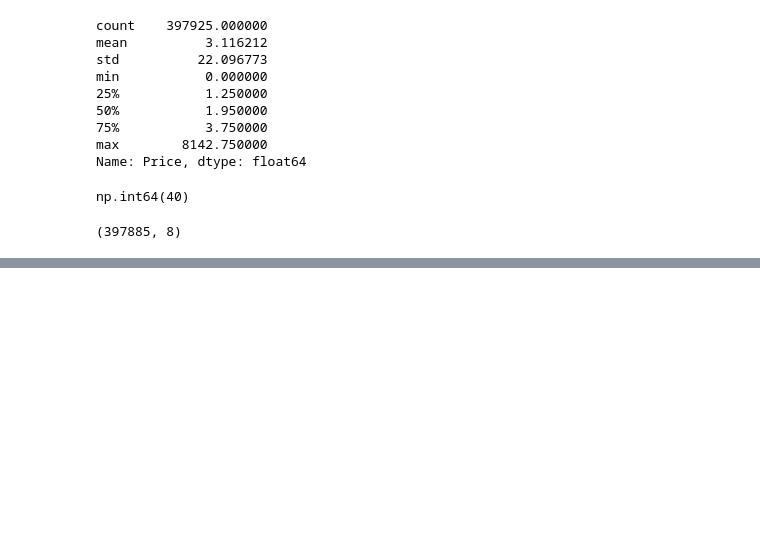
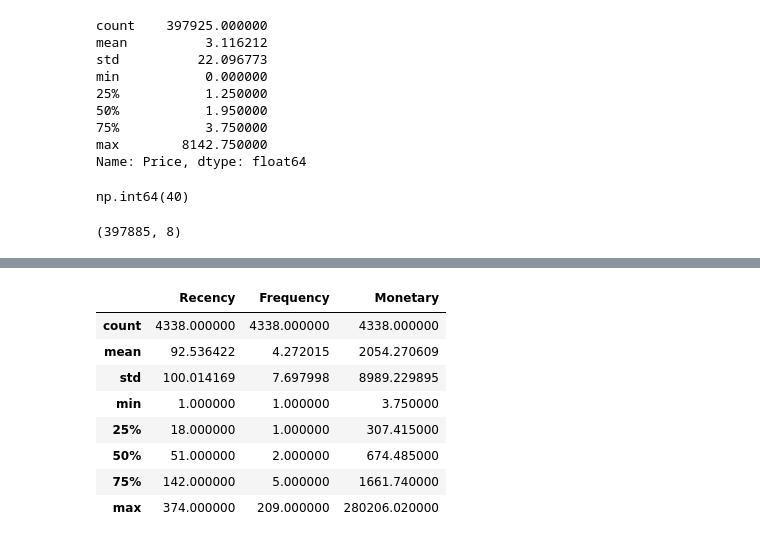
Before and after one commit to Priya888-eng/ecommerce-sales-customer-analysis, a Jupyter notebook: notebooks/01_data_understanding.ipynb, the cells around one changed output, grey strips where cells are left out. Cells and saved outputs as stored; diff of their text form; code cells hidden in the pictures; blank space fills up the shorter version.

```diff
--- a/notebooks/01_data_understanding.ipynb
+++ b/notebooks/01_data_understanding.ipynb
@@ -83,3 +83,6 @@ df.shape
 (397885, 8)
 # %%
 df.to_csv('../data/cleaned/online_retail_cleaned.csv', index=False)
+# %%
+snapshot_date = df['InvoiceDate'].max() + pd.Timedelta(days=1)
+snapshot_date
@@ -85,0 +91,9 @@ df.to_csv('../data/cleaned/online_retail_cleaned.csv', index=False)
+# %%
+rfm = df.groupby('Customer ID').agg({
+    'InvoiceDate': lambda x: (snapshot_date - x.max()).days,
+    'Invoice': 'nunique',
+    'Price': lambda x: (x * df.loc[x.index, 'Quantity']).sum()
+})
+
+rfm.columns = ['Recency', 'Frequency', 'Monetary']
+rfm.head()
@@ -85,0 +108,12 @@ df.to_csv('../data/cleaned/online_retail_cleaned.csv', index=False)
+# %%
+rfm.describe()
+# %% [output]
+|  | Recency | Frequency | Monetary |
+| count | 4338.000000 | 4338.000000 | 4338.000000 |
+| mean | 92.536422 | 4.272015 | 2054.270609 |
+| std | 100.014169 | 7.697998 | 8989.229895 |
+| min | 1.000000 | 1.000000 | 3.750000 |
+| 25% | 18.000000 | 1.000000 | 307.415000 |
+| 50% | 51.000000 | 2.000000 | 674.485000 |
+| 75% | 142.000000 | 5.000000 | 1661.740000 |
+| max | 374.000000 | 209.000000 | 280206.020000 |
```
Also changed, not shown: parts of 10 cells of this notebook, 1 other file.
